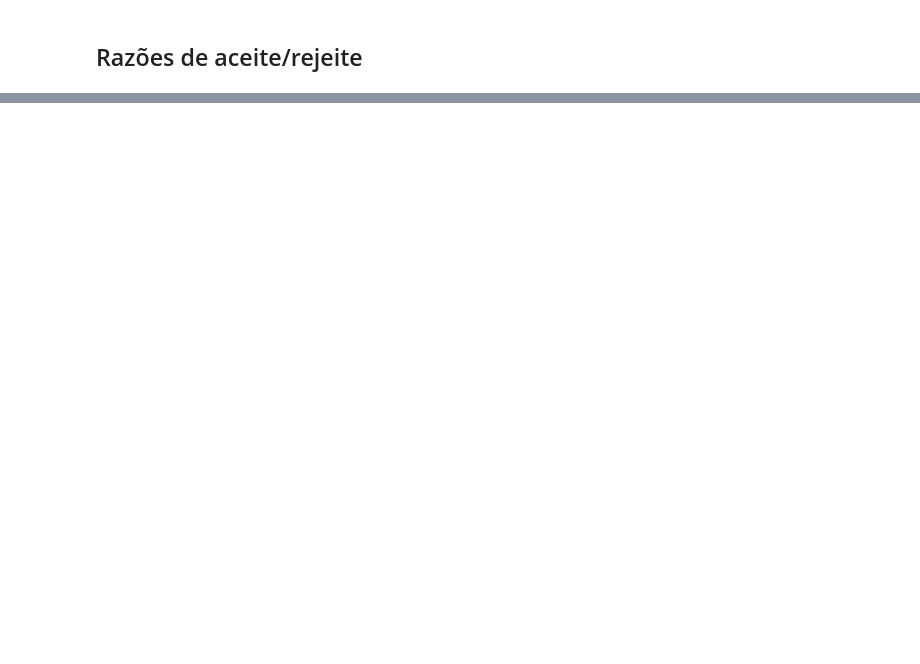
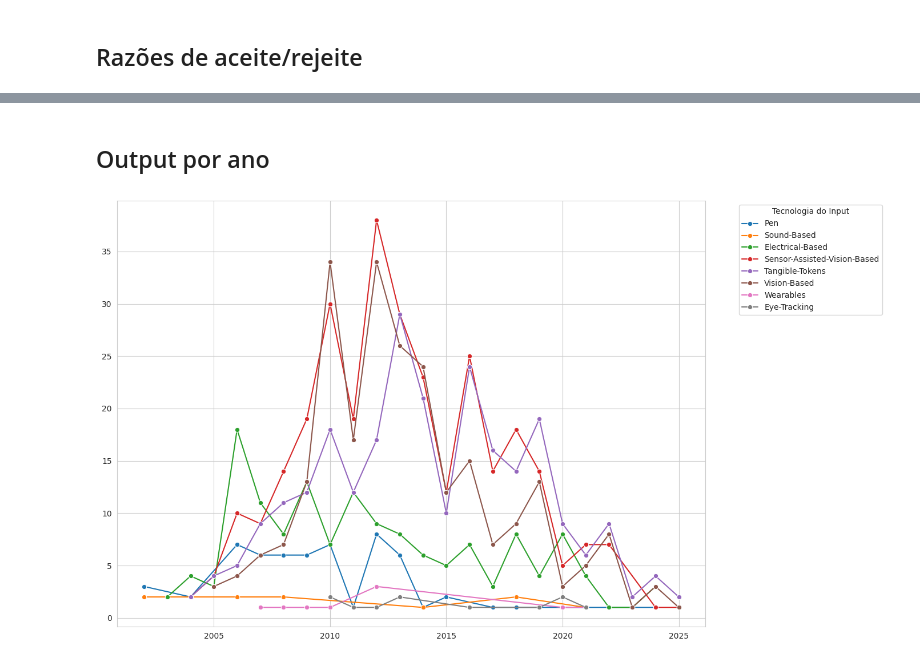
Before and after one commit to Guglis02/Tabletop-Data-Extraction, a Jupyter notebook: notebook.ipynb, the cells around one changed output, grey strips where cells are left out. Saved outputs shown, nothing was run; the diff lists cells and outputs as text; code cells hidden in the pictures; blank space fills up the shorter version.

```diff
--- a/notebook.ipynb
+++ b/notebook.ipynb
@@ -319,0 +353,42 @@ plt.show()
+# %% [markdown]
+## Output por ano
+# %%
+import pandas as pd
+import matplotlib.pyplot as plt
+import seaborn as sns
+
+# Carregar os dados
+df = pd.read_csv("transformed_data.csv")
+
+# Remover linhas com ano ou tecnologia do input ausente
+df = df.dropna(subset=["ano", "Tecnologia do input"])
+
+# Converter ano para inteiro
+df["ano"] = df["ano"].astype(int)
+
+# Separar as técnicas de input por vírgula e limpar espaços
+df["Tecnologia do input"] = df["Tecnologia do input"].str.split(",")
+
+# Explodir listas em linhas separadas
+df = df.explode("Tecnologia do input")
+
+# Remover espaços em branco extras
+df["Tecnologia do input"] = df["Tecnologia do input"].str.strip()
+
+# Contar ocorrências por ano e técnica
+timeline_input = df.groupby(["ano", "Tecnologia do input"]).size().reset_index(name="count")
+
+# Plotar
+plt.figure(figsize=(14, 8))
+sns.set_style("whitegrid")
+sns.lineplot(data=timeline_input, x="ano", y="count", hue="Tecnologia do input", marker="o")
+
+# Ajustes finais
+plt.title("", fontsize=16)
+plt.xlabel("")
+plt.ylabel("")
+plt.legend(title="Tecnologia do Input", bbox_to_anchor=(1.05, 1), loc='upper left')
+plt.tight_layout()
+plt.show()
+# %% [output]
+[figure, added]
```
Also changed, not shown: parts of 10 cells of this notebook, 10 other files.
